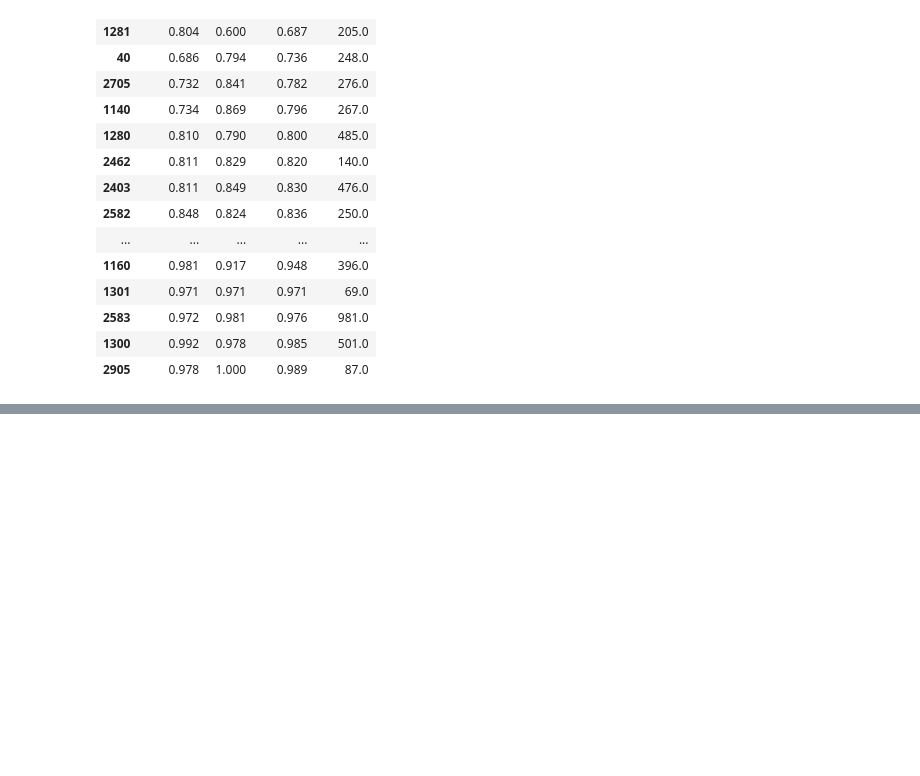
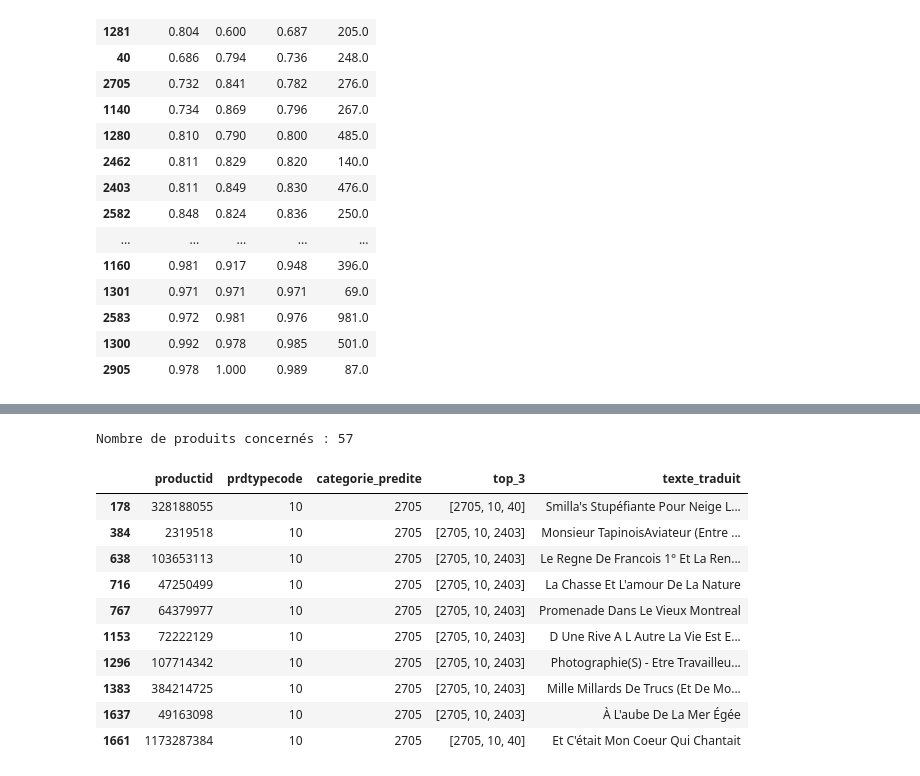
Before and after one commit to DataScientest-Studio/sep25_alt2_iia_rakuten_2, a Jupyter notebook: Modelisation/Modelisation_TL_txt.ipynb, the cells around one changed output, grey strips where cells are left out. Cells and saved outputs as stored; diff of their text form; code cells hidden in the pictures; blank space fills up the shorter version.

```diff
--- a/Modelisation/Modelisation_TL_txt.ipynb
+++ b/Modelisation/Modelisation_TL_txt.ipynb
@@ -474,0 +531,40 @@ display(resultats_classes.round(3))
+# %%
+# Analyse des produits de catégorie 10 prédits en 2705
+# ------------------------------------------------------------
+analyse_val = val_df.reset_index(drop=True).copy()
+
+analyse_val["categorie_predite"] = [
+    idx_to_code[i] for i in logits_val.argmax(dim=1).numpy()
+]
+
+analyse_val["top_3"] = [
+    [idx_to_code[i] for i in indices]
+    for indices in logits_val.topk(k=3, dim=1).indices.numpy()
+]
+
+exemples = analyse_val[
+    (analyse_val["prdtypecode"] == 10)
+    & (analyse_val["categorie_predite"] == 2705)
+]
+
+print("Nombre de produits concernés :", len(exemples))
+
+display(
+    exemples[
+        ["productid", "prdtypecode", "categorie_predite",
+         "top_3", "texte_traduit"]
+    ].head(10)
+)
+# %% [output]
+Nombre de produits concernés : 57
+|  | productid | prdtypecode | categorie_predite | top_3 | texte_traduit |
+| 178 | 328188055 | 10 | 2705 | [2705, 10, 40] | Smilla's Stupéfiante Pour Neige L... |
+| 384 | 2319518 | 10 | 2705 | [2705, 10, 2403] | Monsieur TapinoisAviateur (Entre ... |
+| 638 | 103653113 | 10 | 2705 | [2705, 10, 2403] | Le Regne De Francois 1° Et La Ren... |
+| 716 | 47250499 | 10 | 2705 | [2705, 10, 2403] | La Chasse Et L'amour De La Nature |
+| 767 | 64379977 | 10 | 2705 | [2705, 10, 2403] | Promenade Dans Le Vieux Montreal |
+| 1153 | 72222129 | 10 | 2705 | [2705, 10, 2403] | D Une Rive A L Autre La Vie Est E... |
+| 1296 | 107714342 | 10 | 2705 | [2705, 10, 2403] | Photographie(S) - Etre Travailleu... |
+| 1383 | 384214725 | 10 | 2705 | [2705, 10, 2403] | Mille Millards De Trucs (Et De Mo... |
+| 1637 | 49163098 | 10 | 2705 | [2705, 10, 2403] | À L'aube De La Mer Égée |
+| 1661 | 1173287384 | 10 | 2705 | [2705, 10, 40] | Et C'était Mon Coeur Qui Chantait |
```
Also changed, not shown: parts of 3 cells of this notebook.
